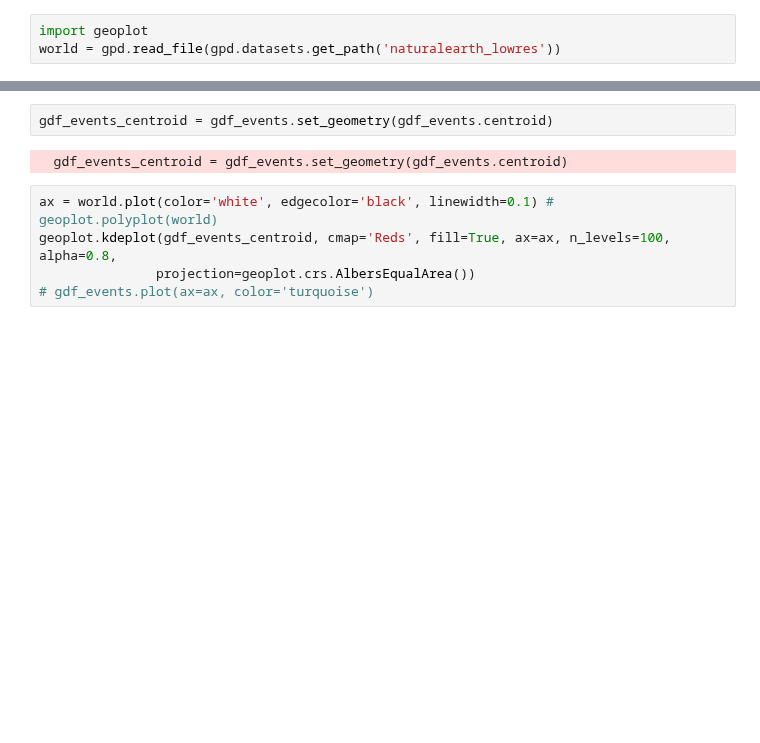
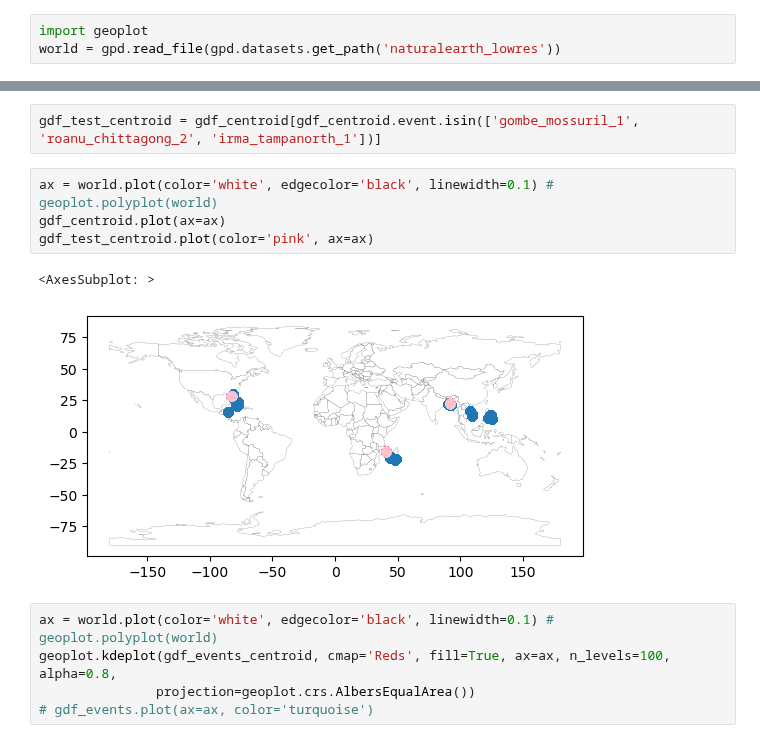
Before and after one commit to alisonpeard/hybridmodels, a Jupyter notebook: python/A1. Geographic EDA.ipynb, the cells around one changed output, grey strips where cells are left out. Drawn from its saved outputs; the diff is of its cells as text; blank space fills up the shorter version.

```diff
--- a/python/A1. Geographic EDA.ipynb
+++ b/python/A1. Geographic EDA.ipynb
@@ -39,7 +43,12 @@ gdf_events_centroid = gdf_events.set_geometry(gdf_events.centroid)
-# %%
-gdf_events_centroid = gdf_events.set_geometry(gdf_events.centroid)
-# %% [output]
-  gdf_events_centroid = gdf_events.set_geometry(gdf_events.centroid)
+# %%
+gdf_test_centroid = gdf_centroid[gdf_centroid.event.isin(['gombe_mossuril_1', 'roanu_chittagong_2', 'irma_tampanorth_1'])]
+# %%
+ax = world.plot(color='white', edgecolor='black', linewidth=0.1) # geoplot.polyplot(world)
+gdf_centroid.plot(ax=ax)
+gdf_test_centroid.plot(color='pink', ax=ax)
+# %% [output]
+<AxesSubplot: >
+[figure, added]
 # %%
 ax = world.plot(color='white', edgecolor='black', linewidth=0.1) # geoplot.polyplot(world)
 geoplot.kdeplot(gdf_events_centroid, cmap='Reds', fill=True, ax=ax, n_levels=100, alpha=0.8,
```
Also changed, not shown: parts of 3 cells of this notebook, 15 other files.
